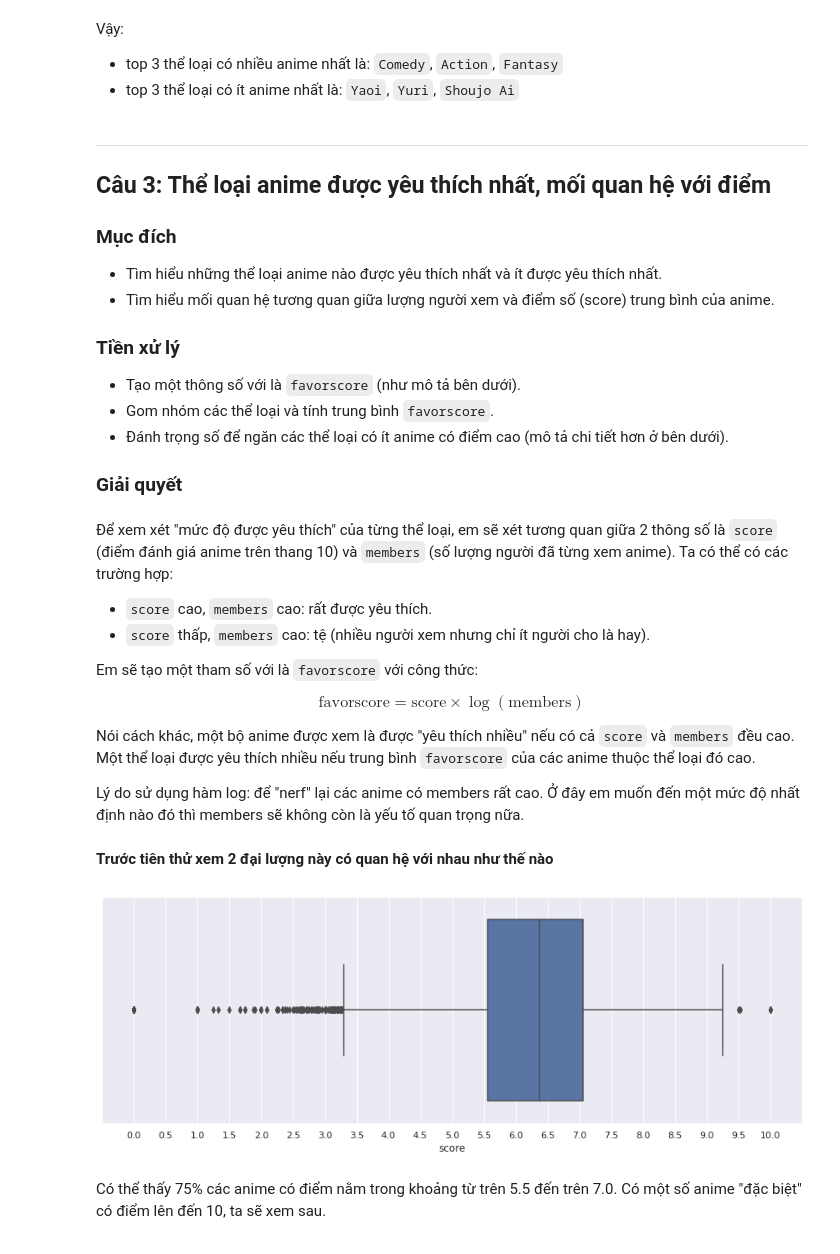
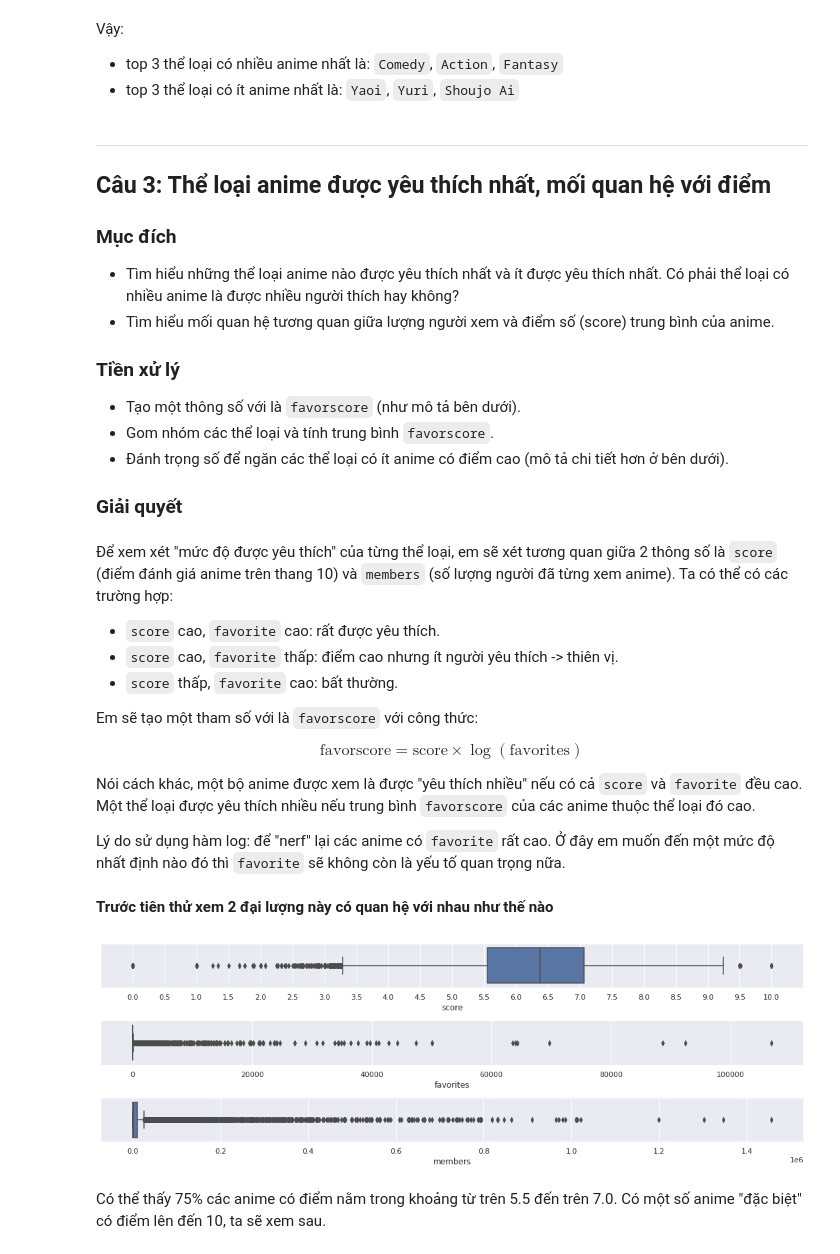
Before and after one commit to hungngocphat01/HCMUS-IntroDataSc-FinalProj, a Jupyter notebook: FINAL.ipynb, the cells around one changed output. Saved outputs shown, nothing was run; the diff lists cells and outputs as text; code cells hidden in the pictures.

Commit message:
Change favorscore and weight function

```diff
--- a/FINAL.ipynb
+++ b/FINAL.ipynb
@@ -446,14 +461,14 @@ nan_to_zero = lambda *args: tuple(0 if np.isnan(i) else i for i in args)
 for idx in hr_series.index:
     # Nếu 1 trong 3 cột khác nan thì tính ra số phút
     # Nếu cả 3 cột là nan thì gán là nan
-    if any((hr_series[idx] != np.nan, min_series[idx] != np.nan, sec_series[idx] != np.nan)):
+    if np.all(np.isnan([hr_series[idx], min_series[idx], sec_series[idx]])):
+        dur_series[idx] = np.nan
+    else:
         hr, m, sec = nan_to_zero(hr_series[idx], min_series[idx], sec_series[idx])
         if (hr, m) == (0, 0):
             dur_series[idx] = round(sec/60, 2)
         else:
             dur_series[idx] = m + hr * 60
-    else:
-        dur_series[idx] = np.nan
 # %%
 animes_df.duration = dur_series
 animes_df.sample(10)
@@ -740,7 +761,7 @@ Vậy:
 ## Câu 3: Thể loại anime được yêu thích nhất, mối quan hệ với điểm
 
 ### Mục đích
-- Tìm hiểu những thể loại anime nào được yêu thích nhất và ít được yêu thích nhất.
+- Tìm hiểu những thể loại anime nào được yêu thích nhất và ít được yêu thích nhất. Có phải thể loại có nhiều anime là được nhiều người thích hay không?
 - Tìm hiểu mối quan hệ tương quan giữa lượng người xem và điểm số (score) trung bình của anime.
 
 ### Tiền xử lý
@@ -752,27 +773,32 @@ Vậy:
 # %% [markdown]
 Để xem xét "mức độ được yêu thích" của từng thể loại, em sẽ xét tương quan giữa 2 thông số là `score` (điểm đánh giá anime trên thang 10) và `members` (số lượng người đã từng xem anime). Ta có thể có các trường hợp:
 
-- `score` cao, `members` cao: rất được yêu thích.
-- `score` thấp, `members` cao: tệ (nhiều người xem nhưng chỉ ít người cho là hay).
+- `score` cao, `favorite` cao: rất được yêu thích.
+- `score` cao, `favorite` thấp: điểm cao nhưng ít người yêu thích -> thiên vị.
+- `score` thấp, `favorite` cao: bất thường.
 
 Em sẽ tạo một tham số với là `favorscore` với công thức:
 
 $$
-\mathrm{favorscore} = \mathrm{score}\times\log(\mathrm{members})
+\mathrm{favorscore} = \mathrm{score}\times\log(\mathrm{favorites})
 $$
 
-Nói cách khác, một bộ anime được xem là được "yêu thích nhiều" nếu có cả `score` và `members` đều cao. Một thể loại được yêu thích nhiều nếu trung bình `favorscore` của các anime thuộc thể loại đó cao.
+Nói cách khác, một bộ anime được xem là được "yêu thích nhiều" nếu có cả `score` và `favorite` đều cao. Một thể loại được yêu thích nhiều nếu trung bình `favorscore` của các anime thuộc thể loại đó cao.
 
-Lý do sử dụng hàm log: để "nerf" lại các anime có members rất cao. Ở đây em muốn đến một mức độ nhất định nào đó thì members sẽ không còn là yếu tố quan trọng nữa.
+Lý do sử dụng hàm log: để "nerf" lại các anime có `favorite` rất cao. Ở đây em muốn đến một mức độ nhất định nào đó thì `favorite` sẽ không còn là yếu tố quan trọng nữa.
 # %% [markdown]
 **Trước tiên thử xem 2 đại lượng này có quan hệ với nhau như thế nào**
 # %%
 # Xem phân bố của cột `score`
-fig, ax = plt.subplots(figsize=(15, 5))
-sns.boxplot(data=animes_df, x='score', ax=ax)
-ax.set_xticks(np.arange(0, 10 + 0.5, 0.5));
+fig, (ax1, ax2, ax3) = plt.subplots(3, 1, figsize=(15, 5))
+sns.boxplot(data=animes_df, x='score', ax=ax1)
+ax1.set_xticks(np.arange(0, 10 + 0.5, 0.5))
+
+sns.boxplot(data=animes_df, x='favorites', ax=ax2)
+sns.boxplot(data=animes_df, x='members', ax=ax3)
+plt.tight_layout()
 # %% [output]
-[figure, old version]
+[figure, new version]
 # %% [markdown]
 Có thể thấy 75% các anime có điểm nằm trong khoảng từ trên 5.5 đến trên 7.0. Có một số anime "đặc biệt" có điểm lên đến 10, ta sẽ xem sau.
 # %%
```
Also changed, not shown: parts of 36 cells of this notebook.
